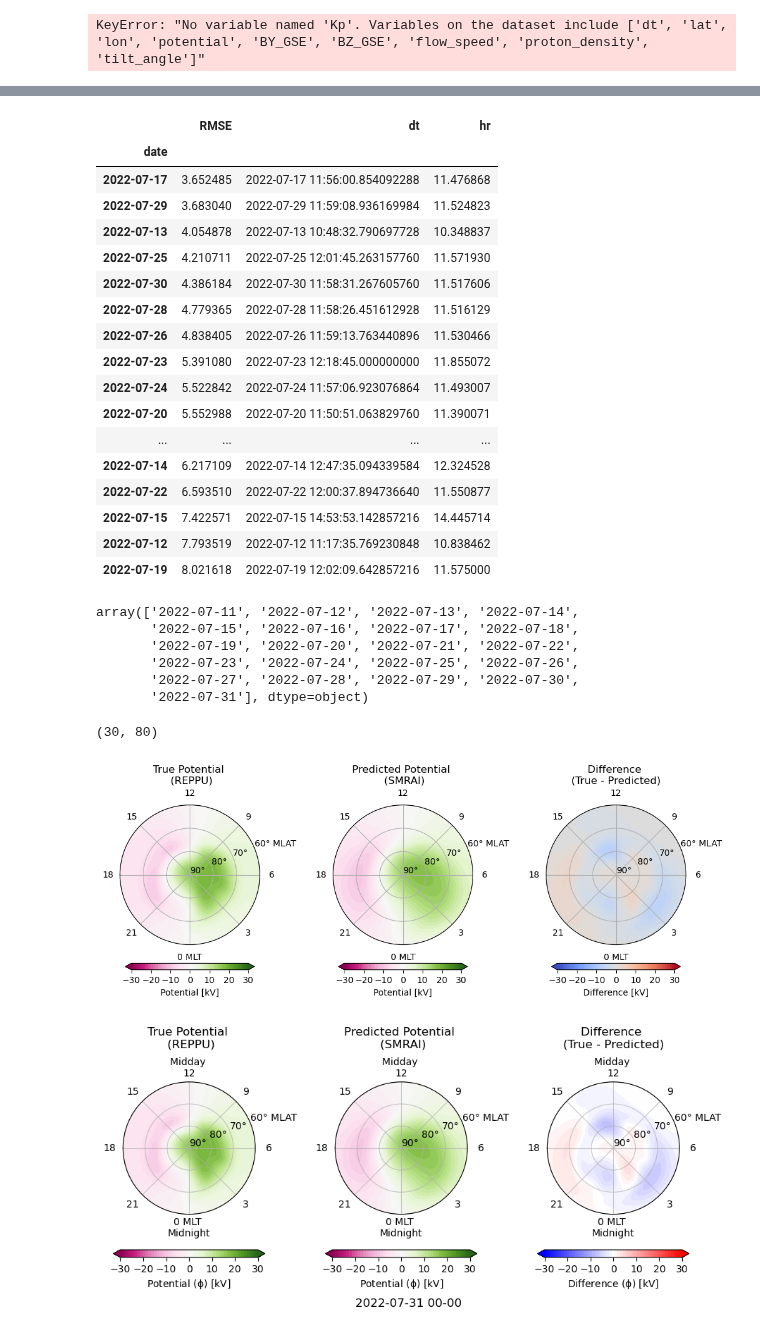
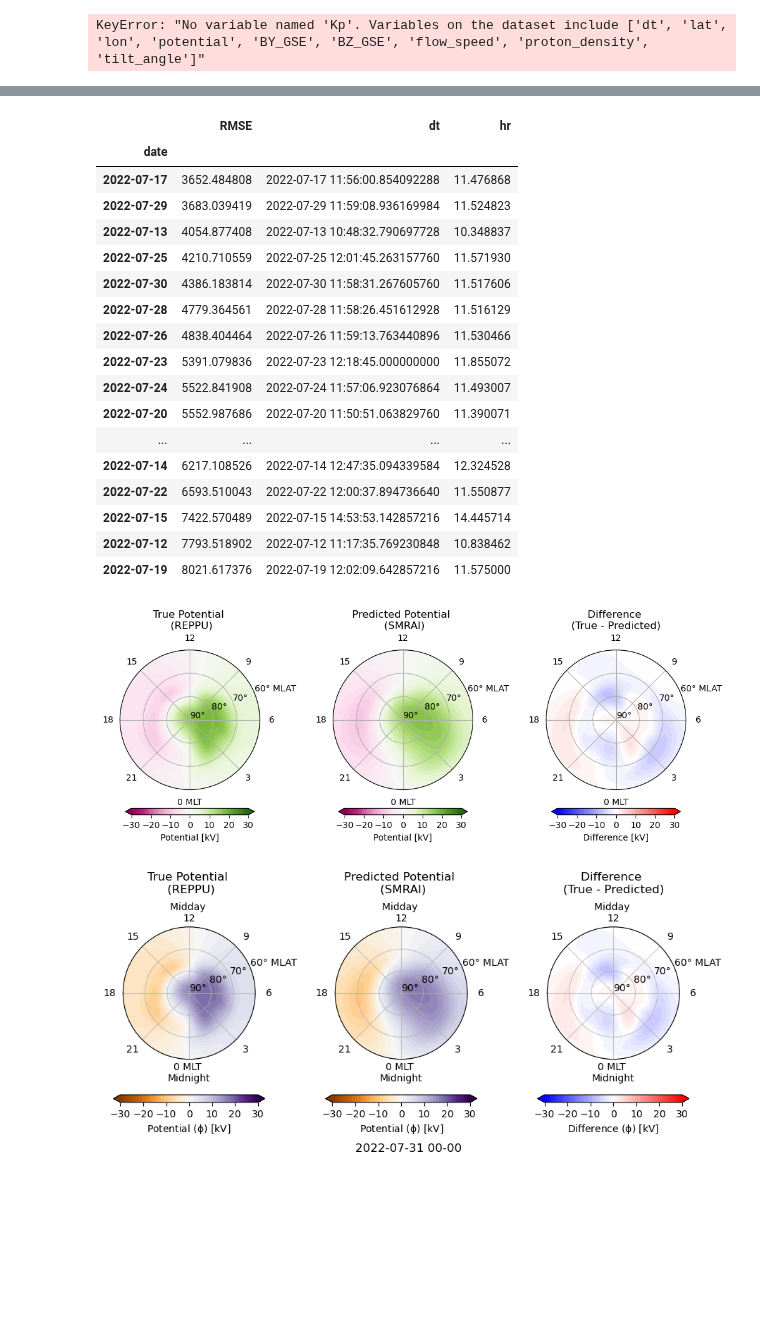
Before and after one commit to reddy-sachin/REPPU-ESN2, a Jupyter notebook: SR_ML/SMRAI_potential.ipynb, the cells around one changed output, grey strips where cells are left out. Saved outputs shown, nothing was run; the diff lists cells and outputs as text; code cells hidden in the pictures; blank space fills up the shorter version.

```diff
--- a/SR_ML/SMRAI_potential.ipynb
+++ b/SR_ML/SMRAI_potential.ipynb
@@ -18,8 +20,7 @@ from esn_dts_openloop import ESN, Tikhonov
 # %%
 #REPPU otuputs
 #path = r'/Users/sr2/OneDrive - University College London/PhD/Experiences/Postdocs/JSPS/Research/Data/pbig5min.dat'
-#path = r'/Users/sr2/My Drive/Career/Employment/Current/JSPS/Research/Data/pbig5min.dat'
-path = r'/Users/sr2/My Drive/Career/Employment/Current/JSPS/Research/Data/fbig5min.dat'
+path = r'/Users/sr2/My Drive/Career/Employment/Current/JSPS/Research/Data/pbig5min.dat'
 
 #read the REPPU data
 with open (path) as f:
@@ -53,7 +54,7 @@ ds = xr.Dataset({'potential': (['dt', 'lat', 'lon'], data_reshaped.reshape(-1, 3
 
 # Add potential and units
 ds['potential'].attrs['units'] = 'kV'
-#ds['potential'] = ds['potential'] * 1e-3 # Convert to kV
+ds['potential'] = ds['potential'] * 1e-3 # Convert to kV
 ds
 # %% [output]
 <xarray.Dataset> Size: 440MB
@@ -353,38 +334,22 @@ rmse_df.groupby('date').mean().sort_values(by='RMSE', ascending=True)
 # %% [output]
 |  | RMSE | dt | hr |
 | date |  |  |  |
-| 2022-07-17 | 3.652485 | 2022-07-17 11:56:00.854092288 | 11.476868 |
-| 2022-07-29 | 3.683040 | 2022-07-29 11:59:08.936169984 | 11.524823 |
-| 2022-07-13 | 4.054878 | 2022-07-13 10:48:32.790697728 | 10.348837 |
-| 2022-07-25 | 4.210711 | 2022-07-25 12:01:45.263157760 | 11.571930 |
-| 2022-07-30 | 4.386184 | 2022-07-30 11:58:31.267605760 | 11.517606 |
-| 2022-07-28 | 4.779365 | 2022-07-28 11:58:26.451612928 | 11.516129 |
-| 2022-07-26 | 4.838405 | 2022-07-26 11:59:13.763440896 | 11.530466 |
-| 2022-07-23 | 5.391080 | 2022-07-23 12:18:45.000000000 | 11.855072 |
-| 2022-07-24 | 5.522842 | 2022-07-24 11:57:06.923076864 | 11.493007 |
-| 2022-07-20 | 5.552988 | 2022-07-20 11:50:51.063829760 | 11.390071 |
+| 2022-07-17 | 3652.484808 | 2022-07-17 11:56:00.854092288 | 11.476868 |
+| 2022-07-29 | 3683.039419 | 2022-07-29 11:59:08.936169984 | 11.524823 |
+| 2022-07-13 | 4054.877408 | 2022-07-13 10:48:32.790697728 | 10.348837 |
+| 2022-07-25 | 4210.710559 | 2022-07-25 12:01:45.263157760 | 11.571930 |
+| 2022-07-30 | 4386.183814 | 2022-07-30 11:58:31.267605760 | 11.517606 |
+| 2022-07-28 | 4779.364561 | 2022-07-28 11:58:26.451612928 | 11.516129 |
+| 2022-07-26 | 4838.404464 | 2022-07-26 11:59:13.763440896 | 11.530466 |
+| 2022-07-23 | 5391.079836 | 2022-07-23 12:18:45.000000000 | 11.855072 |
+| 2022-07-24 | 5522.841908 | 2022-07-24 11:57:06.923076864 | 11.493007 |
+| 2022-07-20 | 5552.987686 | 2022-07-20 11:50:51.063829760 | 11.390071 |
 | ... | ... | ... | ... |
-| 2022-07-14 | 6.217109 | 2022-07-14 12:47:35.094339584 | 12.324528 |
-| 2022-07-22 | 6.593510 | 2022-07-22 12:00:37.894736640 | 11.550877 |
-| 2022-07-15 | 7.422571 | 2022-07-15 14:53:53.142857216 | 14.445714 |
-| 2022-07-12 | 7.793519 | 2022-07-12 11:17:35.769230848 | 10.838462 |
-| 2022-07-19 | 8.021618 | 2022-07-19 12:02:09.642857216 | 11.575000 |
+| 2022-07-14 | 6217.108526 | 2022-07-14 12:47:35.094339584 | 12.324528 |
+| 2022-07-22 | 6593.510043 | 2022-07-22 12:00:37.894736640 | 11.550877 |
+| 2022-07-15 | 7422.570489 | 2022-07-15 14:53:53.142857216 | 14.445714 |
+| 2022-07-12 | 7793.518902 | 2022-07-12 11:17:35.769230848 | 10.838462 |
+| 2022-07-19 | 8021.617376 | 2022-07-19 12:02:09.642857216 | 11.575000 |
-# %%
-#print unique dates from ds_pred dt
-dates = ds_pred['dt'].dt.strftime('%Y-%m-%d').values
-unique_dates = np.unique(dates)
-unique_dates
-# %% [output]
-array(['2022-07-11', '2022-07-12', '2022-07-13', '2022-07-14',
-       '2022-07-15', '2022-07-16', '2022-07-17', '2022-07-18',
-       '2022-07-19', '2022-07-20', '2022-07-21', '2022-07-22',
-       '2022-07-23', '2022-07-24', '2022-07-25', '2022-07-26',
-       '2022-07-27', '2022-07-28', '2022-07-29', '2022-07-30',
-       '2022-07-31'], dtype=object)
-# %%
-pot_true
-# %% [output]
-(30, 80)
 # %%
 # Define the date
 date = "2022-07-31"
@@ -428,7 +393,7 @@ axs[1].set_title(f'Predicted Potential \n (SMRAI)')
 plt.colorbar(c_pred, ax=axs[1], label='Potential [kV]', shrink=shrink, pad=0.1, ticks=np.arange(-30, 31, 10), orientation='horizontal')
 
 # Plot difference
-c_diff = axs[2].contourf(theta_rad, r, -diff, levels=np.linspace(-30, 30, 50), cmap='coolwarm', extend='both')
+c_diff = axs[2].contourf(theta_rad, r, -diff, levels=np.linspace(-30, 30, 50), cmap='bwr', extend='both')
 axs[2].set_ylim([0, 30])
 axs[2].set_yticks([0, 10, 20, 30])
 axs[2].set_yticklabels(["90°", "80°", "70°", "60° MLAT"])
@@ -443,7 +408,7 @@ plt.subplots_adjust(wspace=-0.7)  # Adjust horizontal space between subplots
 plt.tight_layout()
 plt.show()
 # %% [output]
-[figure, old version]
+[figure, new version]
 # %%
 
 # Select the date
@@ -474,7 +439,7 @@ for i, time in enumerate(times):
     fig, axs = plt.subplots(1, 3, subplot_kw={'projection': 'polar'}, figsize=(14, 4))
 
     # Plot true values
-    c_true = axs[0].contourf(theta_rad, r, -pot_true, levels=np.linspace(-30, 30, 50), cmap='PiYG', extend='both')
+    c_true = axs[0].contourf(theta_rad, r, -pot_true, levels=np.linspace(-30, 30, 50), cmap='PuOr', extend='both')
     axs[0].set_ylim([0, 30])
     axs[0].set_yticks([0, 10, 20, 30])
     axs[0].set_yticklabels(["90°", "80°", "70°", "60° MLAT"])
@@ -486,7 +451,7 @@ for i, time in enumerate(times):
     plt.colorbar(c_true, ax=axs[0], label=f'Potential ({phi}) [kV]', shrink=shrink, pad=pad, ticks=np.arange(-30, 31, 10), orientation='horizontal')
 
     # Plot predicted values
-    c_pred = axs[1].contourf(theta_rad, r, -pot_pred, levels=np.linspace(-30, 30, 50), cmap='PiYG', extend='both')
+    c_pred = axs[1].contourf(theta_rad, r, -pot_pred, levels=np.linspace(-30, 30, 50), cmap='PuOr', extend='both')
     axs[1].set_ylim([0, 30])
     axs[1].set_yticks([0, 10, 20, 30])
     axs[1].set_yticklabels(["90°", "80°", "70°", "60° MLAT"])
@@ -499,31 +464,31 @@ for i, time in enumerate(times):
 
     # Plot difference
     c_diff = axs[2].contourf(theta_rad, r, -diff, levels=np.linspace(-30, 30, 50), cmap='bwr', extend='both')
     axs[2].set_ylim([0, 30])
     axs[2].set_yticks([0, 10, 20, 30])
     axs[2].set_yticklabels(["90°", "80°", "70°", "60° MLAT"])
     axs[2].set_xlim([-np.pi, np.pi])
     axs[2].set_xticks(np.linspace(-np.pi, np.pi, 9)[1:])
     axs[2].set_xticklabels(["21", "0 MLT \nMidnight", "3", "6", "9", "Midday \n12", "15", "18"])
     axs[2].set_title(f'Difference \n(True - Predicted)',pad=t_pad)
     axs[2].grid(True, alpha=0.7)
     plt.colorbar(c_diff, ax=axs[2], label=f'Difference ({phi}) [kV]', shrink=shrink, pad=pad, ticks=np.arange(-30, 31, 10), orientation='horizontal')
 
     plt.subplots_adjust(wspace=-0.8)  # Adjust horizontal space between subplots
 
     plt.tight_layout()
 
     dt = pd.to_datetime(time)
     str_time = dt.strftime('%Y-%m-%d %H-%M')
 
     plt.annotate(f'{str_time}', xy=(-1.45, -0.7), xycoords='axes fraction', fontsize=12)
 
     # Save the figure with the timestamp in the title
     #plt.savefig(f'/Users/sr2/My Drive/Career/Employment/Current/JSPS/Research/Analysis/Apr-24/plots/SMRAI3/potential/2022-07-31/potential_plot_{str_time}.png', dpi=300, bbox_inches='tight')
 
     # Close the figure to free up memory
     #plt.close(fig)
 
     break
 # %% [output]
-[figure, old version]
+[figure, new version]
```
Also changed, not shown: parts of 14 cells of this notebook, 39 other files.
